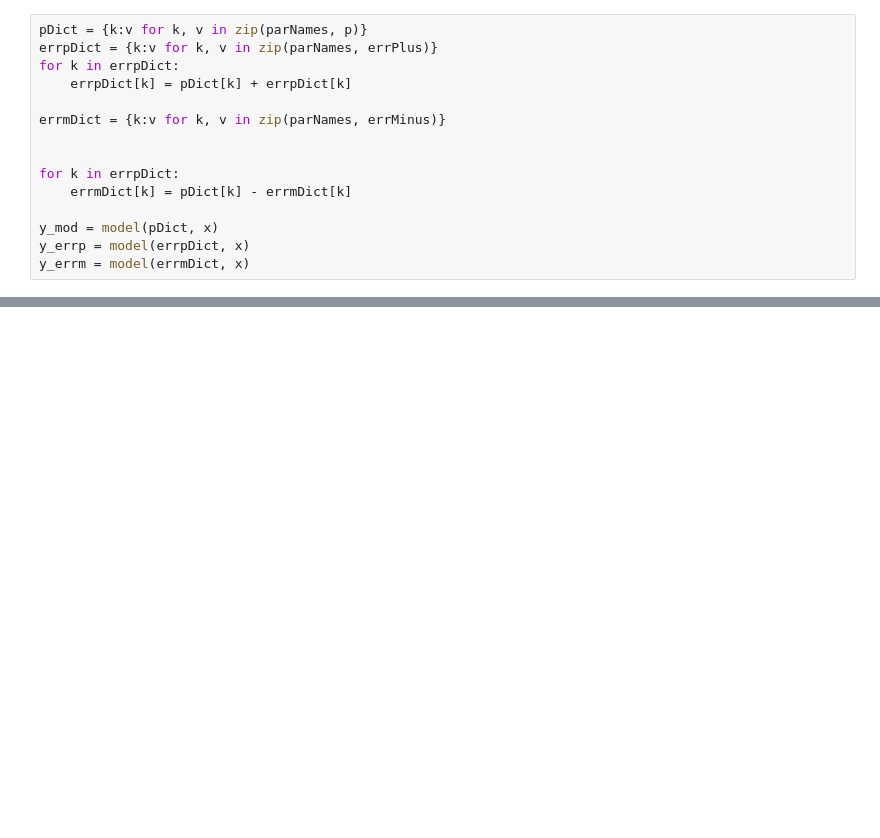
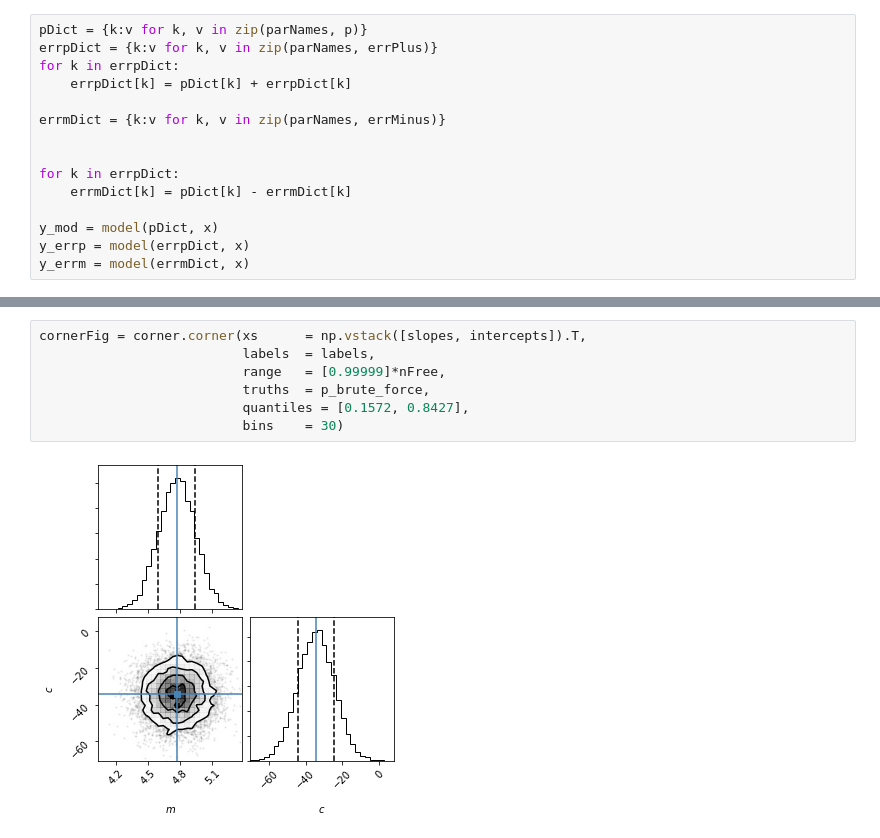
Before and after one commit to AlecThomson/multinest_fit, a Jupyter notebook: multinesttest.ipynb, the cells around one changed output, grey strips where cells are left out. Saved outputs shown, nothing was run; the diff lists cells and outputs as text; blank space fills up the shorter version.

```diff
--- a/multinesttest.ipynb
+++ b/multinesttest.ipynb
@@ -332,0 +386,9 @@ plt.legend()
+# %%
+cornerFig = corner.corner(xs      = np.vstack([slopes, intercepts]).T,
+                          labels  = labels,
+                          range   = [0.99999]*nFree,
+                          truths  = p_brute_force,
+                          quantiles = [0.1572, 0.8427],
+                          bins    = 30)
+# %% [output]
+[figure, added]
```
Also changed, not shown: parts of 16 cells of this notebook.
